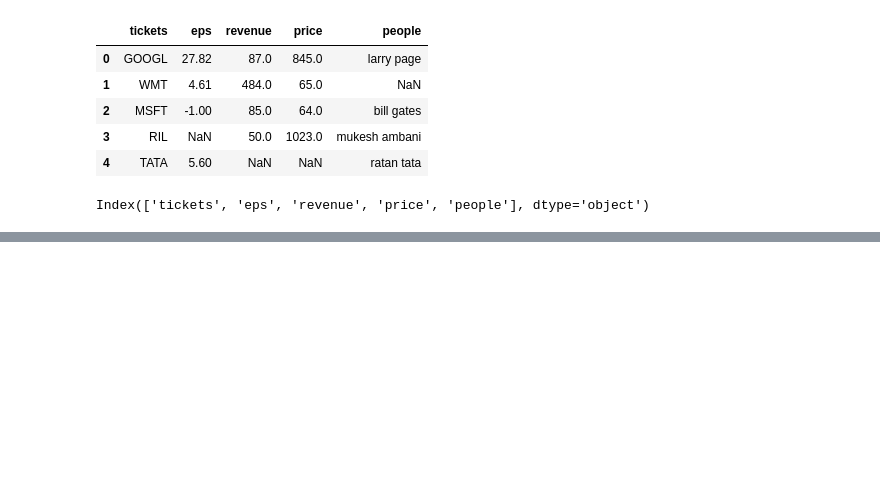
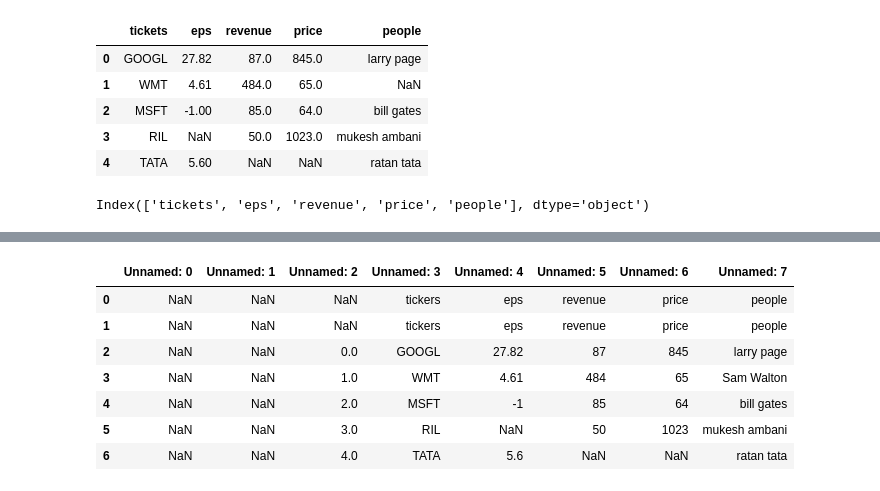
Before and after one commit to thizizakki/Python, a Jupyter notebook: pandas2.ipynb, the cells around one changed output, grey strips where cells are left out. Cells and saved outputs as stored; diff of their text form; code cells hidden in the pictures; blank space fills up the shorter version.

```diff
--- a/pandas2.ipynb
+++ b/pandas2.ipynb
@@ -179,0 +184,12 @@ df
+# %%
+df=pd.read_excel('new_without_header1.xlsx')
+df
+# %% [output]
+|  | Unnamed: 0 | Unnamed: 1 | Unnamed: 2 | Unnamed: 3 | Unnamed: 4 | Unnamed: 5 | Unnamed: 6 | Unnamed: 7 |
+| 0 | NaN | NaN | NaN | tickers | eps | revenue | price | people |
+| 1 | NaN | NaN | NaN | tickers | eps | revenue | price | people |
+| 2 | NaN | NaN | 0.0 | GOOGL | 27.82 | 87 | 845 | larry page |
+| 3 | NaN | NaN | 1.0 | WMT | 4.61 | 484 | 65 | Sam Walton |
+| 4 | NaN | NaN | 2.0 | MSFT | -1 | 85 | 64 | bill gates |
+| 5 | NaN | NaN | 3.0 | RIL | NaN | 50 | 1023 | mukesh ambani |
+| 6 | NaN | NaN | 4.0 | TATA | 5.6 | NaN | NaN | ratan tata |
```
Also changed, not shown: parts of 6 cells of this notebook, 6 other files.
